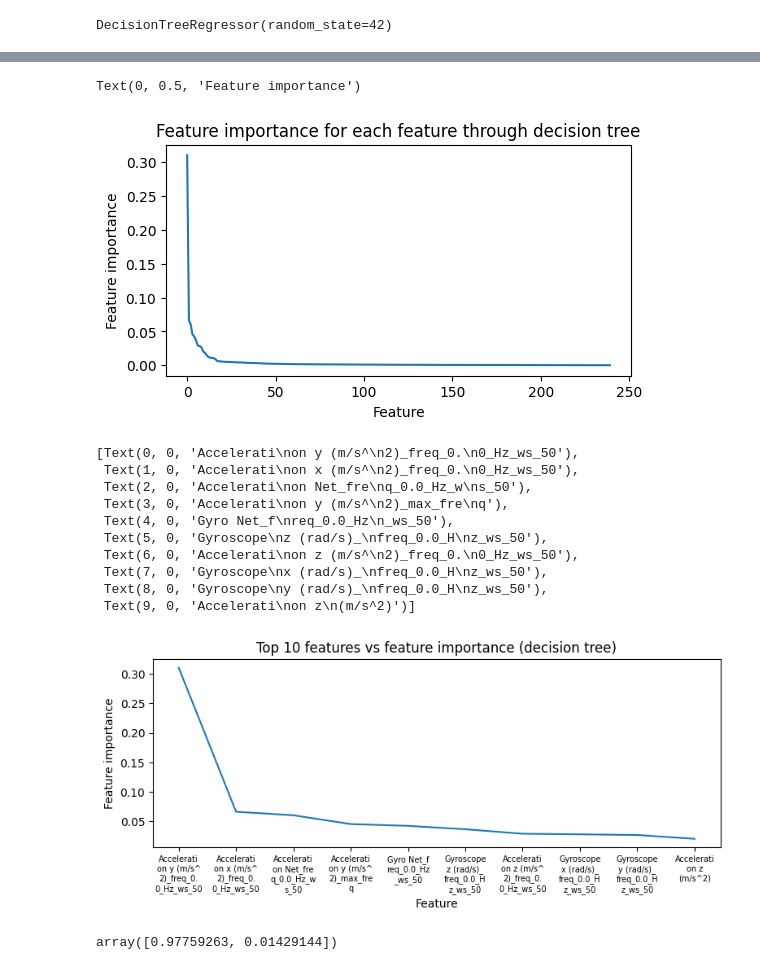
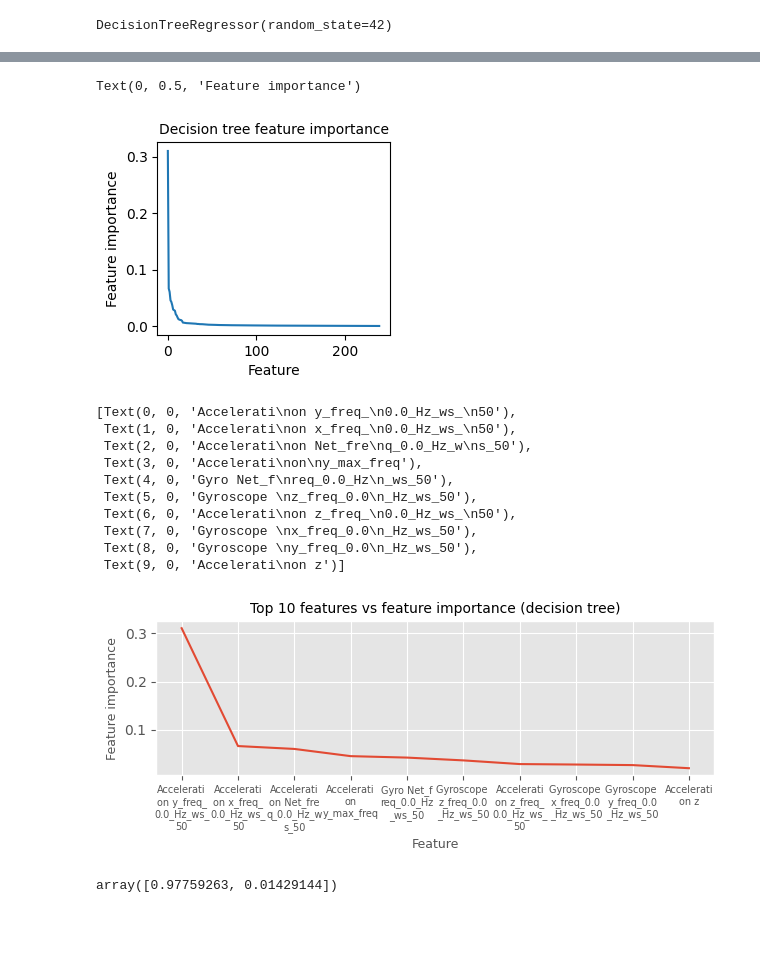
Before and after one commit to vishalkanteppa/ML4QS, a Jupyter notebook: assignment.ipynb, the cells around one changed output, grey strips where cells are left out. Drawn from its saved outputs; the diff is of its cells as text; code cells hidden in the pictures; blank space fills up the shorter version.

```diff
--- a/assignment.ipynb
+++ b/assignment.ipynb
@@ -472,52 +521,60 @@ DecisionTreeRegressor(random_state=42)
 # %%
 # dictionary of top 50 features with key as column name and value as feature importance
 dict_ = dict(zip(df_mega.columns, dt.feature_importances_))
 
 # sort the dictionary in descending order of feature importance
 dict_ = dict(sorted(dict_.items(), key=lambda item: item[1], reverse=True))
 
 # top 50 features
 top_50_features,top_50_scores = list(dict_.keys())[:50], list(dict_.values())[:50]
 
 # line plot of dict_ key vs dict_ value
-plt.figure(figsize=(6, 3))
+plt.figure(figsize=(3, 2.5))
 sns.lineplot(x=range(len(list(dict_.keys()))), y=list(dict_.values()))
 # plt.xticks([])
 # plt.gca().set_xticklabels([])
-plt.title('Feature importance for each feature through decision tree')
+plt.title('Decision tree feature importance',fontdict={'fontsize': 10})
 plt.xlabel('Feature')
 plt.ylabel('Feature importance')
 # %% [output]
 Text(0, 0.5, 'Feature importance')
-[figure, old version]
+[figure, new version]
 # %%
 import textwrap
 # line plot of top 50 features vs top 50 scores
 
-plt.figure(figsize=(9, 3))
+#set style to ggplot
+plt.style.use('ggplot')
+
+plt.figure(figsize=(7.2, 2))
 
 sns.lineplot(x=top_50_features[:10], y=top_50_scores[:10])
 #plt.xticks(rotation=90)
 
 # x tick mark text size decrease
-plt.xticks(fontsize=7)
-plt.title('Top 10 features vs feature importance (decision tree)')
-plt.xlabel('Feature')
-plt.ylabel('Feature importance')
+
+plt.title('Top 10 features vs feature importance (decision tree)',fontdict={'fontsize': 10})
+top_50_features = [i.replace(' (m/s^2)', '') for i in top_50_features]
+top_50_features = [i.replace(' (rad/s)', '') for i in top_50_features]
+plt.xticks(range(10), top_50_features[:10],fontsize=7)
+plt.xlabel('Feature',fontsize=9)
+plt.ylabel('Feature importance',fontsize=9)
 # wrap the text x tick mark in 2 lines
 plt.gca().set_xticklabels([textwrap.fill(t, 10) for t in top_50_features[:10]])
+
+# change x ticks text to a list of strings which does not have m/s^2 and rad/s
 # %% [output]
-[Text(0, 0, 'Accelerati\non y (m/s^\n2)_freq_0.\n0_Hz_ws_50'),
- Text(1, 0, 'Accelerati\non x (m/s^\n2)_freq_0.\n0_Hz_ws_50'),
+[Text(0, 0, 'Accelerati\non y_freq_\n0.0_Hz_ws_\n50'),
+ Text(1, 0, 'Accelerati\non x_freq_\n0.0_Hz_ws_\n50'),
  Text(2, 0, 'Accelerati\non Net_fre\nq_0.0_Hz_w\ns_50'),
- Text(3, 0, 'Accelerati\non y (m/s^\n2)_max_fre\nq'),
+ Text(3, 0, 'Accelerati\non\ny_max_freq'),
  Text(4, 0, 'Gyro Net_f\nreq_0.0_Hz\n_ws_50'),
- Text(5, 0, 'Gyroscope\nz (rad/s)_\nfreq_0.0_H\nz_ws_50'),
- Text(6, 0, 'Accelerati\non z (m/s^\n2)_freq_0.\n0_Hz_ws_50'),
- Text(7, 0, 'Gyroscope\nx (rad/s)_\nfreq_0.0_H\nz_ws_50'),
- Text(8, 0, 'Gyroscope\ny (rad/s)_\nfreq_0.0_H\nz_ws_50'),
- Text(9, 0, 'Accelerati\non z\n(m/s^2)')]
+ Text(5, 0, 'Gyroscope \nz_freq_0.0\n_Hz_ws_50'),
+ Text(6, 0, 'Accelerati\non z_freq_\n0.0_Hz_ws_\n50'),
+ Text(7, 0, 'Gyroscope \nx_freq_0.0\n_Hz_ws_50'),
+ Text(8, 0, 'Gyroscope \ny_freq_0.0\n_Hz_ws_50'),
+ Text(9, 0, 'Accelerati\non z')]
-[figure, old version]
+[figure, new version]
 # %%
 # PCA for df_mega
 
```
Also changed, not shown: parts of 5 cells of this notebook, 8 other files.
